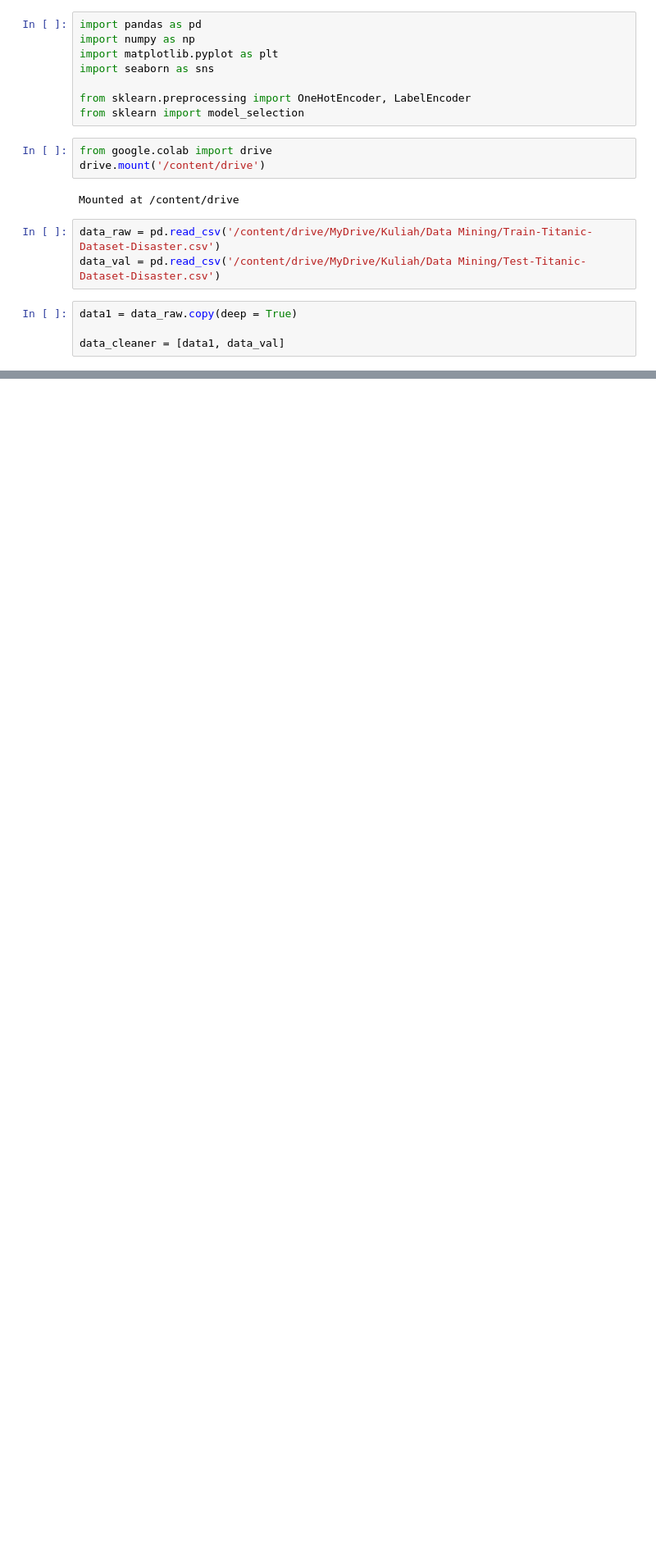
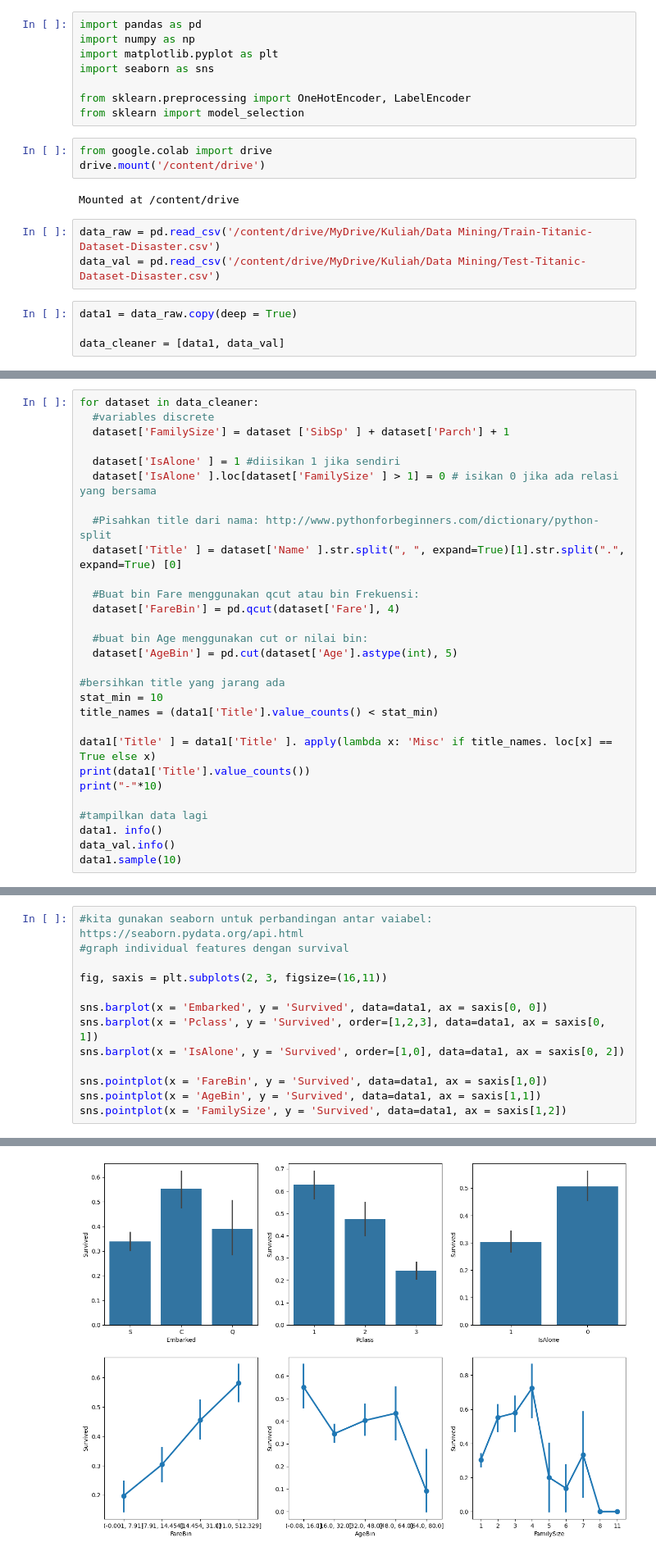
Before and after one commit to AnindyaNaura12/Data-Mining, a Jupyter notebook: fixing_visualization_data.ipynb, the cells around one changed output, grey strips where cells are left out. Shown at 82% size. Saved outputs shown, nothing was run; the diff lists cells and outputs as text; blank space fills up the shorter version.

```diff
--- a/fixing_visualization_data.ipynb
+++ b/fixing_visualization_data.ipynb
@@ -60,0 +115,29 @@ dtype: int64
+# %%
+for dataset in data_cleaner:
+  #variables discrete
+  dataset['FamilySize'] = dataset ['SibSp' ] + dataset['Parch'] + 1
+
+  dataset['IsAlone' ] = 1 #diisikan 1 jika sendiri
+  dataset['IsAlone' ].loc[dataset['FamilySize' ] > 1] = 0 # isikan 0 jika ada relasi yang bersama
+
+  #Pisahkan title dari nama: http://www.pythonforbeginners.com/dictionary/python-split
+  dataset['Title' ] = dataset['Name' ].str.split(", ", expand=True)[1].str.split(".", expand=True) [0]
+
+  #Buat bin Fare menggunakan qcut atau bin Frekuensi:
+  dataset['FareBin'] = pd.qcut(dataset['Fare'], 4)
+
+  #buat bin Age menggunakan cut or nilai bin:
+  dataset['AgeBin'] = pd.cut(dataset['Age'].astype(int), 5)
+
+#bersihkan title yang jarang ada
+stat_min = 10
+title_names = (data1['Title'].value_counts() < stat_min)
+
+data1['Title' ] = data1['Title' ]. apply(lambda x: 'Misc' if title_names. loc[x] == True else x)
+print(data1['Title'].value_counts())
+print("-"*10)
+
+#tampilkan data lagi
+data1. info()
+data_val.info()
+data1.sample(10)
@@ -60,0 +266,14 @@ dtype: int64
+# %%
+#kita gunakan seaborn untuk perbandingan antar vaiabel: https://seaborn.pydata.org/api.html
+#graph individual features dengan survival
+
+fig, saxis = plt.subplots(2, 3, figsize=(16,11))
+
+sns.barplot(x = 'Embarked', y = 'Survived', data=data1, ax = saxis[0, 0])
+sns.barplot(x = 'Pclass', y = 'Survived', order=[1,2,3], data=data1, ax = saxis[0, 1])
+sns.barplot(x = 'IsAlone', y = 'Survived', order=[1,0], data=data1, ax = saxis[0, 2])
+
+sns.pointplot(x = 'FareBin', y = 'Survived', data=data1, ax = saxis[1,0])
+sns.pointplot(x = 'AgeBin', y = 'Survived', data=data1, ax = saxis[1,1])
+sns.pointplot(x = 'FamilySize', y = 'Survived', data=data1, ax = saxis[1,2])
+# %% [output]
@@ -60,0 +281 @@ dtype: int64
+[figure, added]
```
Also changed, not shown: parts of 12 cells of this notebook.
